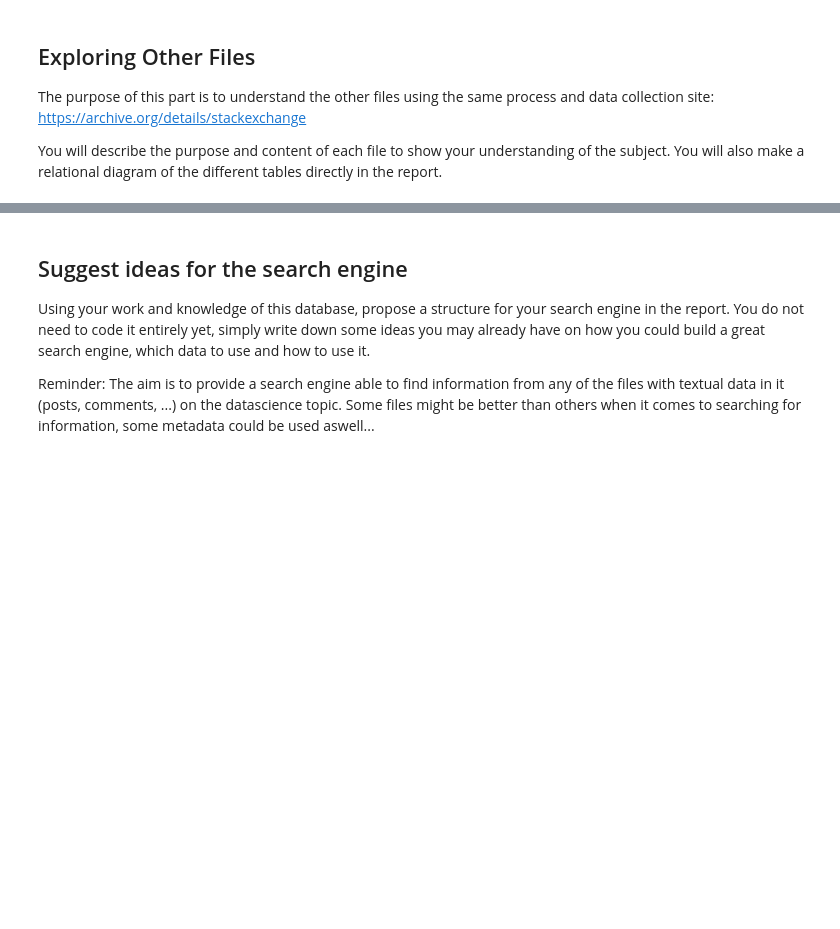
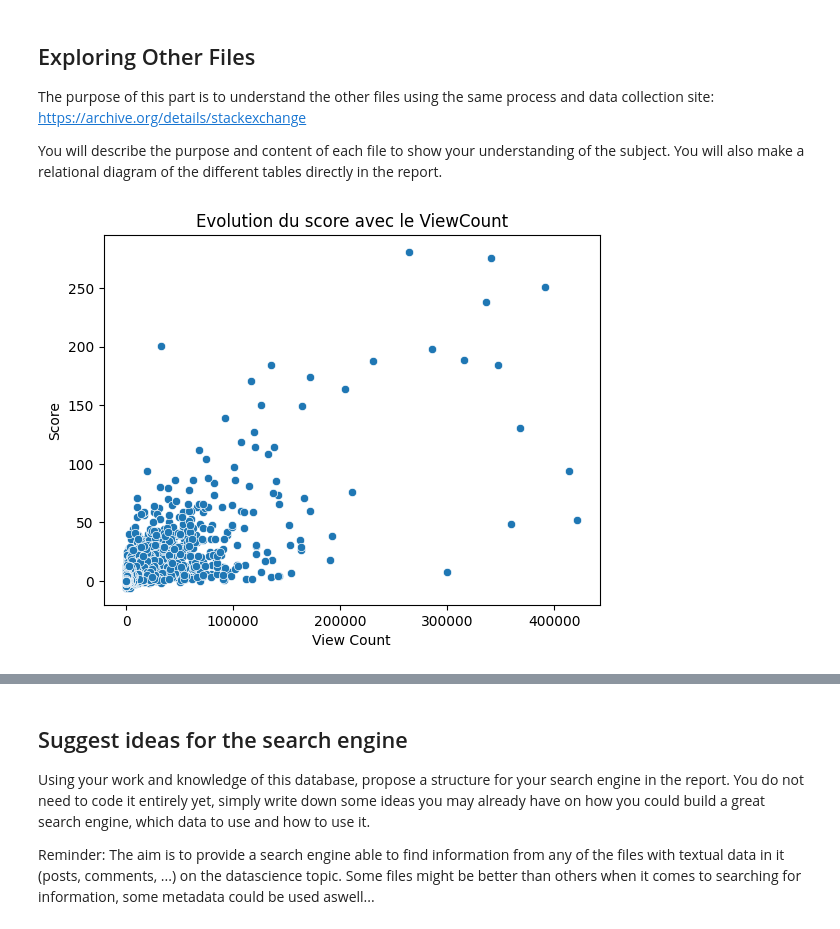
Before and after one commit to solalducloyer/EI_ST4_Groupe1, a Jupyter notebook: Day1.ipynb, the cells around one changed output, grey strips where cells are left out. Cells and saved outputs as stored; diff of their text form; code cells hidden in the pictures; blank space fills up the shorter version.

```diff
--- a/Day1.ipynb
+++ b/Day1.ipynb
@@ -65,8 +84,8 @@ drive.mount('/content/drive')
 # %%
 # To adapt to your Drive/local directory
 
-MAIN_PATH = '/content/drive/MyDrive/TP Centrale'
-DATA_PATH = '/content/drive/MyDrive/TP Centrale/data'
+MAIN_PATH = '/content/drive/MyDrive/EI_ST4_Groupe1'
+DATA_PATH = '/content/drive/MyDrive/EI_ST4_Groupe1/Data'
 # %%
 if not os.path.isdir(MAIN_PATH):
   os.mkdir(MAIN_PATH)
@@ -225,0 +417,19 @@ You will describe the purpose and content of each file to show your understandin
+# %%
+import pandas as pd
+import seaborn as sns
+
+posts = pd.read_xml(os.path.join(DATA_PATH, 'Posts.xml'), parser="etree", encoding="utf8")
+
+view_count = posts['ViewCount']
+score = posts['Score']
+
+#scatter plot avec Seaborn
+sns.scatterplot(x=view_count, y=score)
+plt.xlabel('View Count')
+plt.ylabel('Score')
+plt.title('Evolution du score avec le ViewCount')
+
+# Display the plot
+plt.show()
+# %% [output]
+[figure, added]
```
Also changed, not shown: parts of 30 cells of this notebook.
